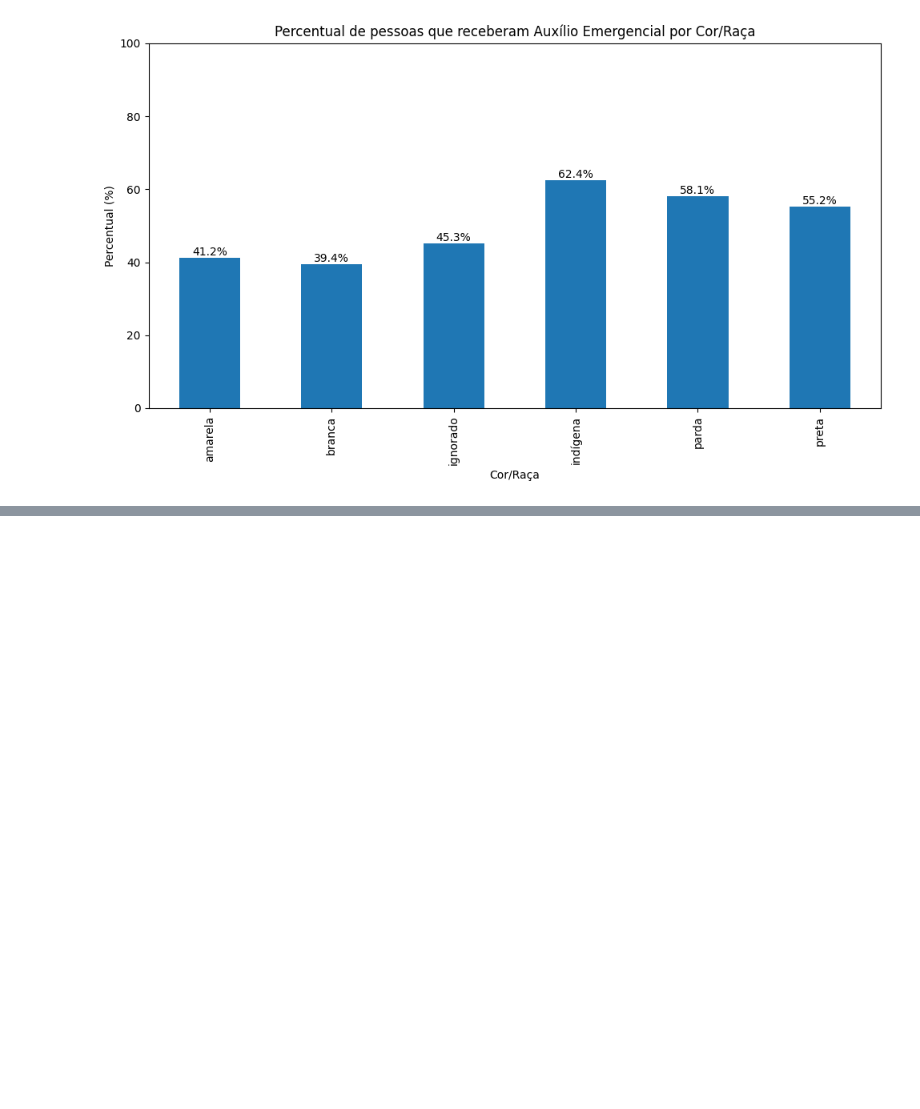
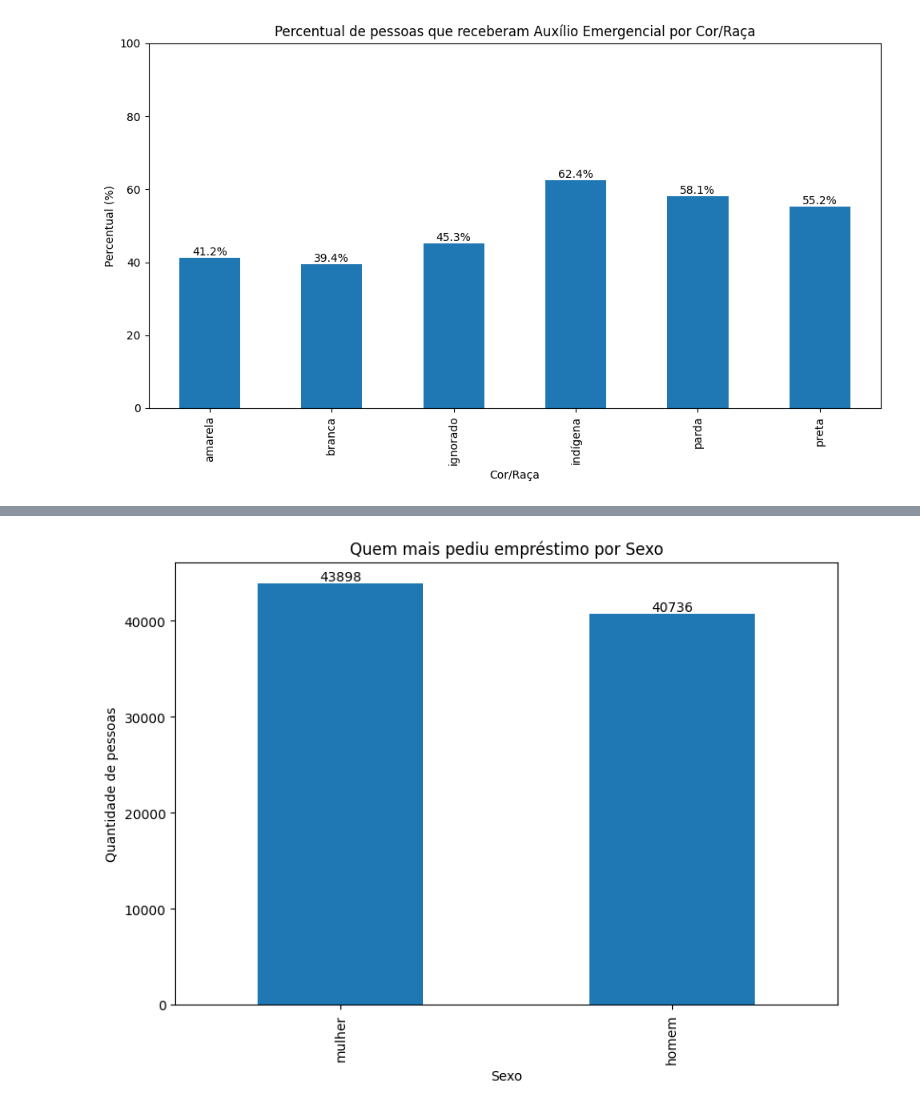
Before and after one commit to jaqueantunes/covid_pos, a Jupyter notebook: pos_T3.ipynb, the cells around one changed output, grey strips where cells are left out. Drawn from its saved outputs; the diff is of its cells as text; code cells hidden in the pictures; blank space fills up the shorter version.

Commit message:
Análises de auxilio social e empréstimos

```diff
--- a/pos_T3.ipynb
+++ b/pos_T3.ipynb
@@ -1492,0 +1493,38 @@ plt.show()
+# %%
+# --- 1) Definir colunas de empréstimo (originais e/ou renomeadas) ---
+possiveis_colunas = [
+    # originais
+    'emprestimo_banco', 'emprestimo_familiar', 'emprestimo_empregador', 'emprestimo_outras_pessoas',
+    # renomeadas (caso você tenha feito rename)
+    'Banco', 'Familiar', 'Empregador', 'Outros'
+]
+colunas_emprestimos = [c for c in possiveis_colunas if c in df_socioeconomico.columns]
+
+if len(colunas_emprestimos) == 0:
+    raise ValueError("Nenhuma coluna de empréstimo encontrada no DataFrame.")
+# %%
+# --- 2) Criar flag: pediu empréstimo em pelo menos uma fonte ---
+# (assumindo que as colunas estão mapeadas para 'sim'/'não'/'não aplicável')
+df_socioeconomico['pediu_emprestimo'] = (df_socioeconomico[colunas_emprestimos] == 'sim').any(axis=1)
+# %%
+# --- 3) Contagem por SEXO ---
+emprestimo_por_sexo = (
+    df_socioeconomico.loc[df_socioeconomico['pediu_emprestimo']]
+    .groupby('sexo')
+    .size()
+    .sort_values(ascending=False)
+)
+
+ax = emprestimo_por_sexo.plot(kind='bar', figsize=(8,6))
+ax.set_title("Quem mais pediu empréstimo por Sexo")
+ax.set_xlabel("Sexo")
+ax.set_ylabel("Quantidade de pessoas")
+
+# Rótulos no topo das barras
+for container in ax.containers:
+    ax.bar_label(container, label_type='edge')
+
+plt.tight_layout()
+plt.show()
+# %% [output]
+[figure, added]
```
Also changed, not shown: parts of 3 cells of this notebook.
